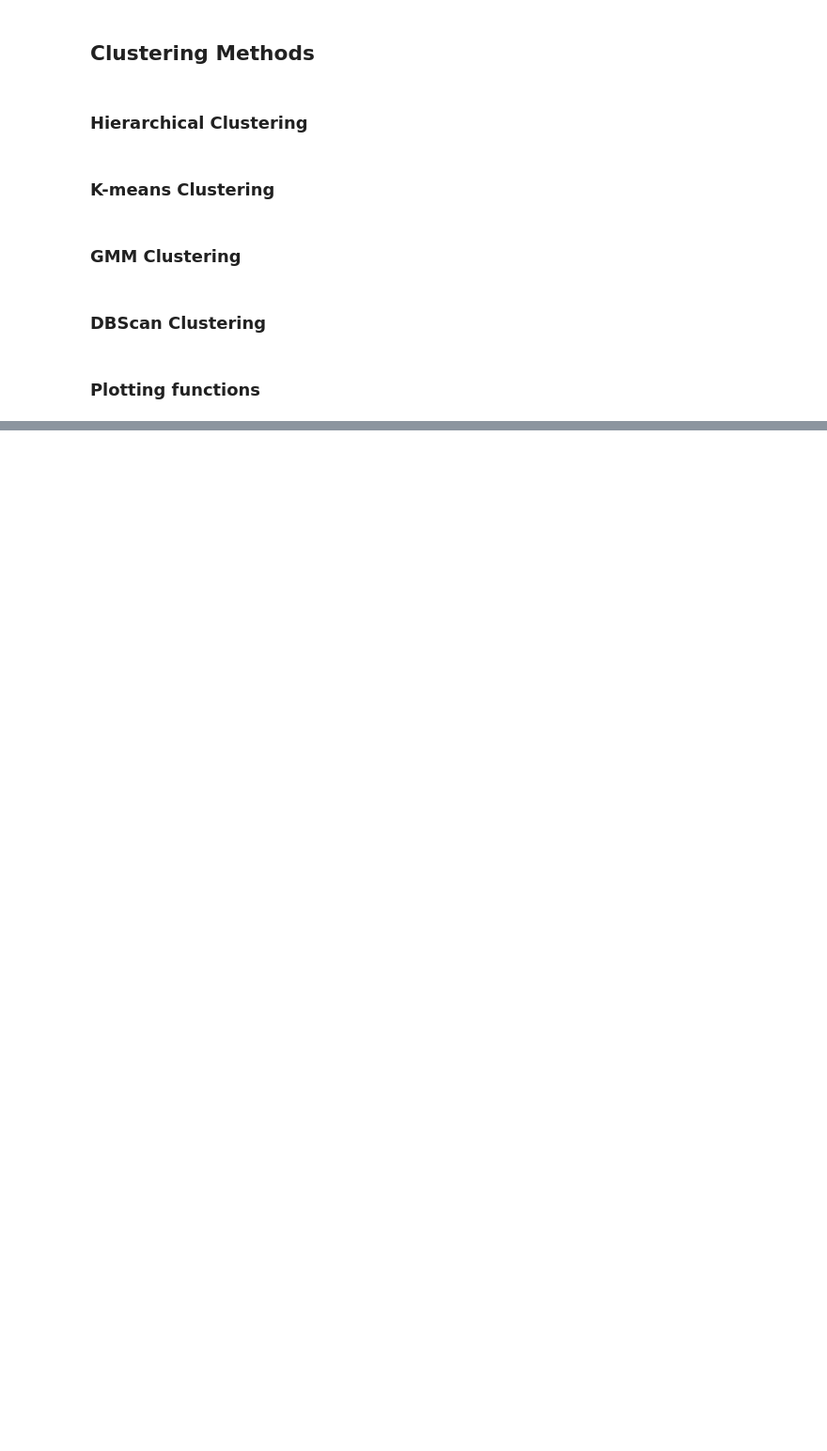
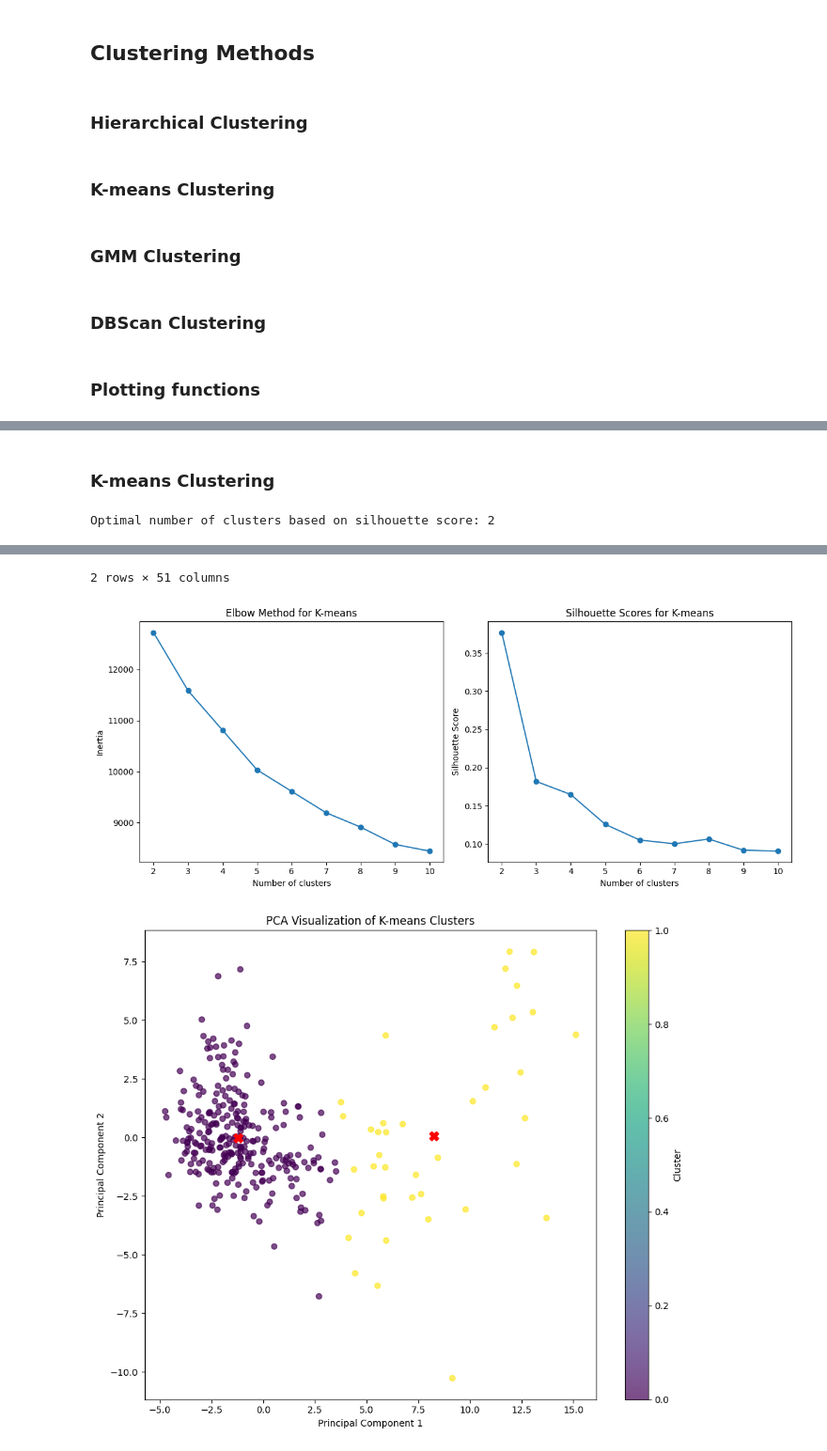
Before and after one commit to AntonWangDTU/case_2, a Jupyter notebook: src_alex/case_2_clustering.ipynb, the cells around one changed output, grey strips where cells are left out. Shown at 94% size. Saved outputs shown, nothing was run; the diff lists cells and outputs as text; code cells hidden in the pictures; blank space fills up the shorter version.

```diff
--- a/src_alex/case_2_clustering.ipynb
+++ b/src_alex/case_2_clustering.ipynb
@@ -259,0 +282,8 @@ def analyze_clusters(df, labels, feature_cols):
+# %% [markdown]
+### K-means Clustering
+# %%
+kmeans_labels, kmeans_centers, optimal_k = apply_kmeans_clustering(X_scaled, max_clusters=10)
+visualize_clusters_2d(X_scaled, kmeans_labels, centers=kmeans_centers, method_name="K-means")
+analyze_clusters(data_pd, kmeans_labels, numeric_columns)
+# %% [output]
+Optimal number of clusters based on silhouette score: 2
@@ -259,0 +294,3 @@ def analyze_clusters(df, labels, feature_cols):
+2 rows × 51 columns
+[figure, added]
+[figure, added]
```
Also changed, not shown: parts of 12 cells of this notebook.
